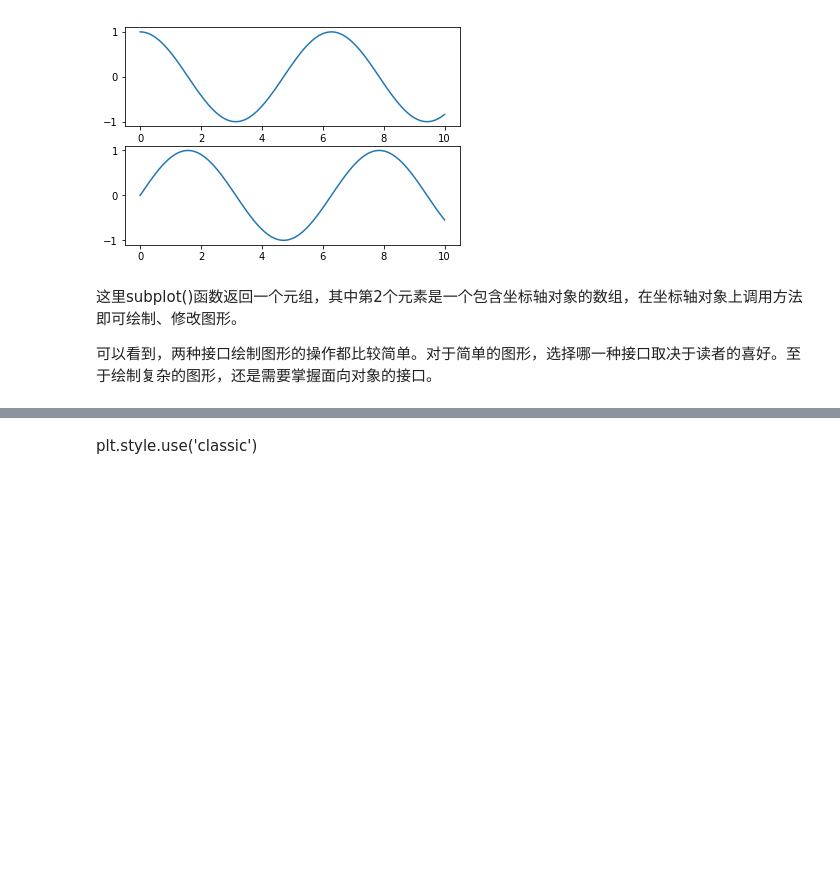
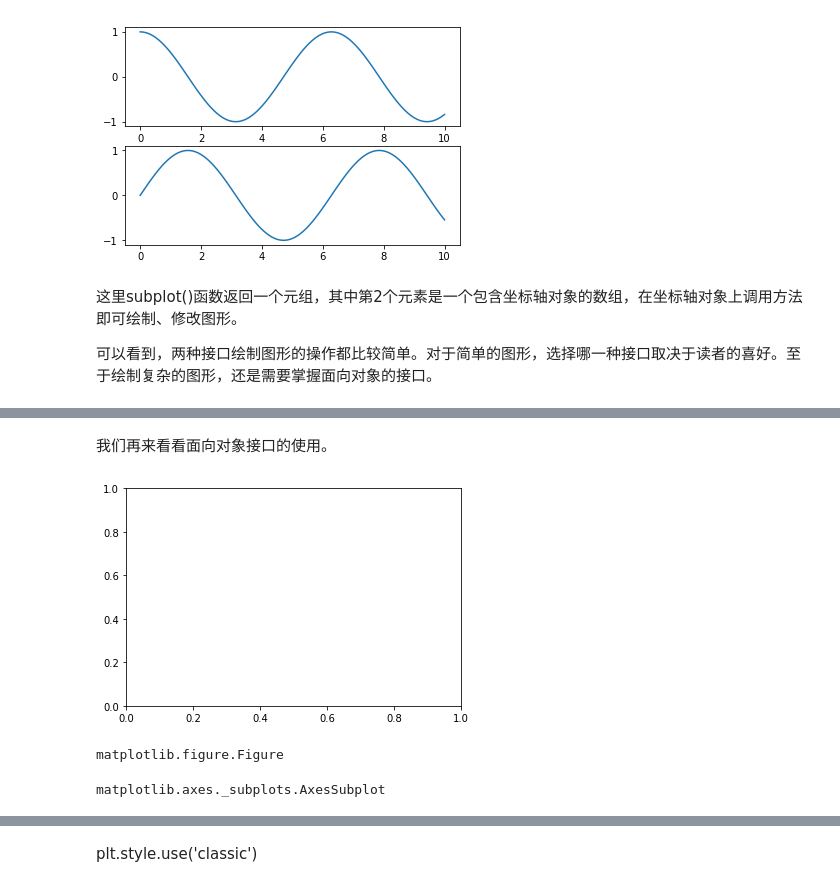
Before and after one commit to ShixiangWang/pybook, a Jupyter notebook: 07-matplotlib.ipynb, the cells around one changed output, grey strips where cells are left out. Saved outputs shown, nothing was run; the diff lists cells and outputs as text; code cells hidden in the pictures; blank space fills up the shorter version.

```diff
--- a/07-matplotlib.ipynb
+++ b/07-matplotlib.ipynb
@@ -230,0 +228,15 @@ ax[1].plot(x, np.sin(x))
+# %% [markdown]
+我们再来看看面向对象接口的使用。
+# %%
+fig = plt.figure()
+ax  = plt.axes()
+# %% [output]
+[figure, added]
+# %%
+type(fig)
+# %% [output]
+matplotlib.figure.Figure
+# %%
+type(ax)
+# %% [output]
+matplotlib.axes._subplots.AxesSubplot
```
Also changed, not shown: parts of 52 cells of this notebook, 3 other files.
